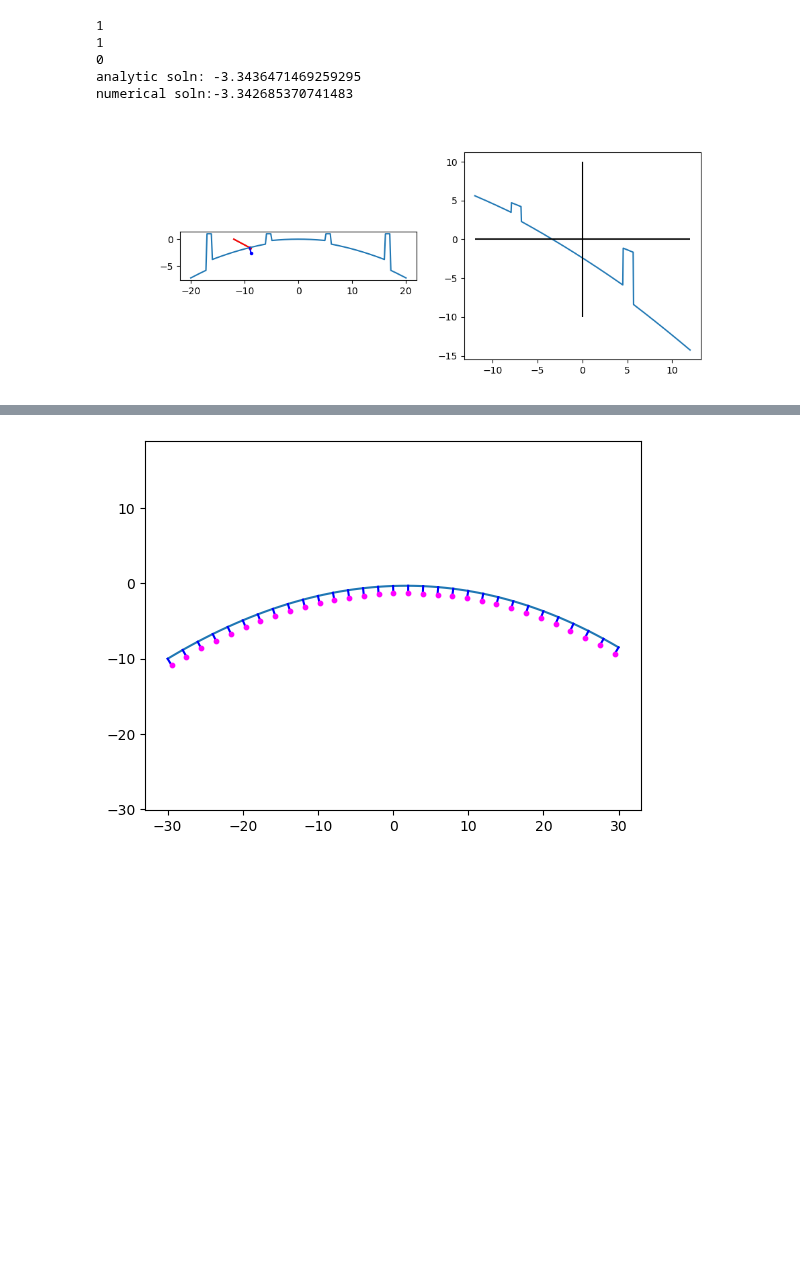
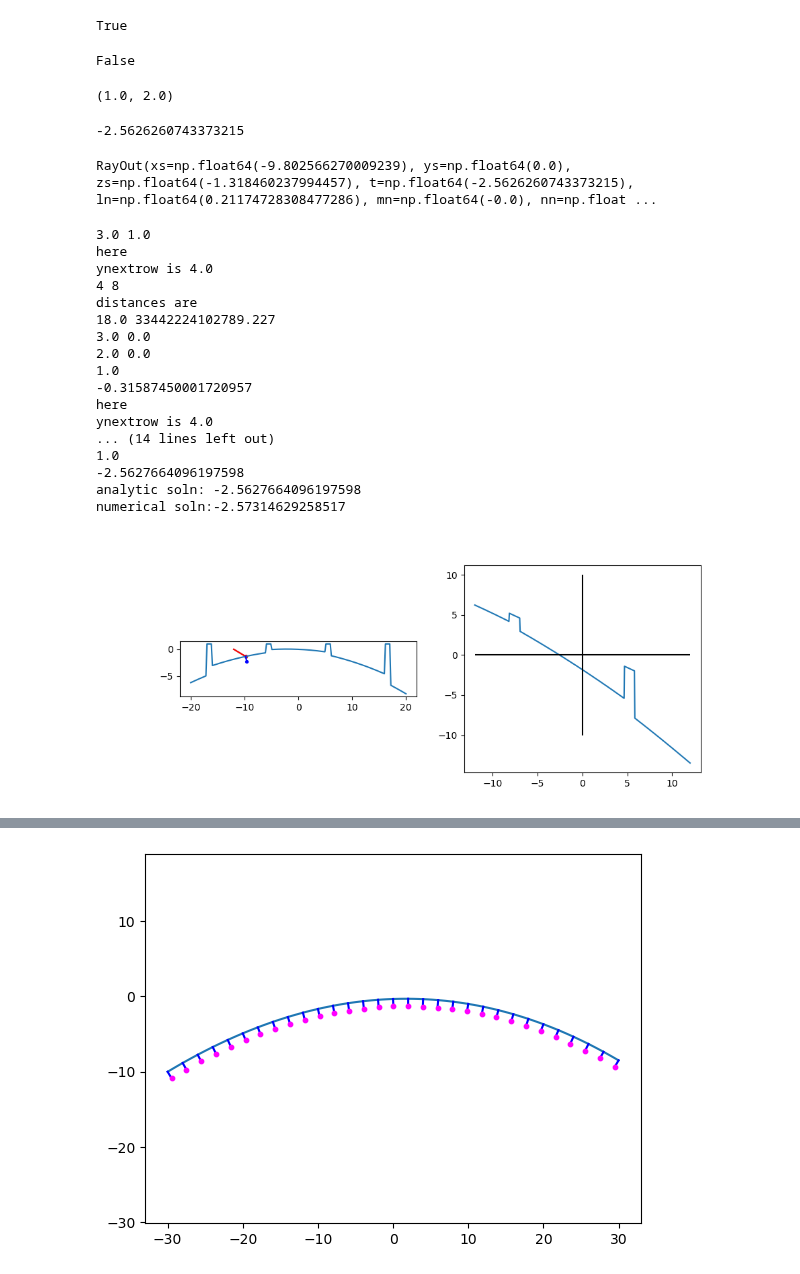
Before and after one commit to ellenle3/ifugen, a Jupyter notebook: python/surface_generator.ipynb, the cells around one changed output, grey strips where cells are left out. Cells and saved outputs as stored; diff of their text form; code cells hidden in the pictures; blank space fills up the shorter version.

Commit message:
fixed ray tracing check whether section is in bounds and distances to determine next section

```diff
--- a/python/surface_generator.ipynb
+++ b/python/surface_generator.ipynb
@@ -39,0 +82,4 @@ def make_sample_txt(p, fn_out="custom_mirror_array_params_0.txt"):
+# %%
+is_section_in_bounds(3,0, umin, umax, p, custom_slice_params)
+# %% [output]
+True
@@ -40,8 +228,21 @@ def make_sample_txt(p, fn_out="custom_mirror_array_params_0.txt"):
+# %%
+is_section_in_bounds(3, 1, umin, umax, p, custom_slice_params)
+# %% [output]
+False
+# %%
+get_slicer_index(xt, yt, p, custom_slice_params)
+# %% [output]
+(1.0, 2.0)
+# %%
+check_slice_solution(1e-12, ray_in, 1, 1, p, custom_slice_params)
+# %% [output]
+-2.5626260743373215
+RayOut(xs=np.float64(-9.802566270009239), ys=np.float64(0.0), zs=np.float64(-1.318460237994457), t=np.float64(-2.5626260743373215), ln=np.float64(0.21174728308477286), mn=np.float64(-0.0), nn=np.float ...
 # %%
 p = ImageSlicerParams(
     custom = False,
     surface_type = 0,
-    n_each = 5,
+    n_each = 2,
     n_rows = 1,
     n_cols = 5,
     angle_mode = 0,
@@ -55,6 +256,7 @@ p = ImageSlicerParams(
     dsyz = 0,
     dsxy = 0,
     dsxz = 0,
+    du = 0,
     alpha_cen = 0,
     beta_cen = 0,
     gamma_cen = 0,
@@ -63,6 +265,7 @@ p = ImageSlicerParams(
     syz_cen = 0,
     sxy_cen = 0,
     sxz_cen = 0,
+    u_cen = 0,
     dx = 10,
     dy = 4,
     c = -1/50,
@@ -76,16 +279,16 @@ p = ImageSlicerParams(
 trace_walls = True
 custom_slice_params = np.array([])
 
-yt = 0
+yt = 0.1
 x = np.linspace(-20, 20, 200)
 surf = np.zeros(len(x))
 for i,x1 in enumerate(x):
     surf[i] = make_image_slicer(x1, yt, p, custom_slice_params)
 
 xt = -12
-l = -1.5
-m = 0.1
-n = 0.8
+l = -1.
+m = 0.0
+n = 0.6
 
 #xt = -5
 #l = 0.2
@@ -97,48 +300,60 @@ m /= norm
 n /= norm
 
 ray_in = RayIn(xt, yt, l, m, n)
-ray_out = RayOut(0, 0, 0, 0, 0, 0, 0)
 
 zmin, zmax = find_global_extrema_slicer(p, custom_slice_params)
-ray_out = ray_trace_slicer(ray_in, zmin, zmax, trace_walls, p, custom_slice_params)
+umin, umax = get_min_max_u(p, custom_slice_params)
+ray_out = ray_trace_slicer(ray_in, zmin, zmax, umin, umax, trace_walls, p, custom_slice_params)
 print("analytic soln: " + str(ray_out.t))
 
 t = np.linspace(-12, 12, 500)
 feval = np.zeros(len(t))
 for i,t1 in enumerate(t):
     feval[i] = transfer_equation(t1, xt, yt, l, m, n, p, custom_slice_params)
 idx = np.nanargmin(np.abs(feval))
 tnum = t[idx]
 print("numerical soln:" + str(tnum))
 
 fig, axs = plt.subplots(nrows=1, ncols=2, figsize=(10,4))
 axs[0].plot(x, surf)
 
 # Draw analytically calculated ray and surface normal
 axs[0].plot([ray_in.xt, ray_out.xs], [0, ray_out.zs], c='r', zorder=1)
 axs[0].scatter([ray_out.xs], [ray_out.zs], c='r', s=8, zorder=1)
 axs[0].plot([ray_out.xs, ray_out.xs + ray_out.ln], [ray_out.zs, ray_out.zs + ray_out.nn], c='b')
 axs[0].scatter([ray_out.xs + ray_out.ln], [ray_out.zs + ray_out.nn], c='b', s=8, zorder=10)
 
 # Numerically determined ray
 axs[0].plot([ray_in.xt, ray_in.xt + tnum*ray_in.l], [0, tnum*ray_in.n], c='gray', zorder=0)
 axs[0].scatter([ray_in.xt + tnum*ray_in.l], [tnum*ray_in.n], c='gray', s=8, zorder=0)
 
 axs[0].set_aspect("equal")
 
 axs[1].plot(t, feval)
 axs[1].hlines(0, t[0], t[-1], colors='k')
 axs[1].vlines(0, -10, 10, colors='k')
 #axs[1].set_ylim(np.nanmin(feval), np.nanmax(feval))
 
 plt.show()
 # %% [output]
-1
-1
-0
-analytic soln: -3.3436471469259295
-numerical soln:-3.342685370741483
+3.0 1.0
+here
+ynextrow is 4.0
+4 8
+distances are
+18.0 33442224102789.227
+3.0 0.0
+2.0 0.0
+1.0
+-0.31587450001720957
+here
+ynextrow is 4.0
+... (14 lines left out)
+1.0
+-2.5627664096197598
+analytic soln: -2.5627664096197598
+numerical soln:-2.57314629258517
-[figure, old version]
+[figure, new version]
 # %%
 p = ImageSlicerParams(
     custom = 0,
```
Also changed, not shown: parts of 4 cells of this notebook, 2 other files.
